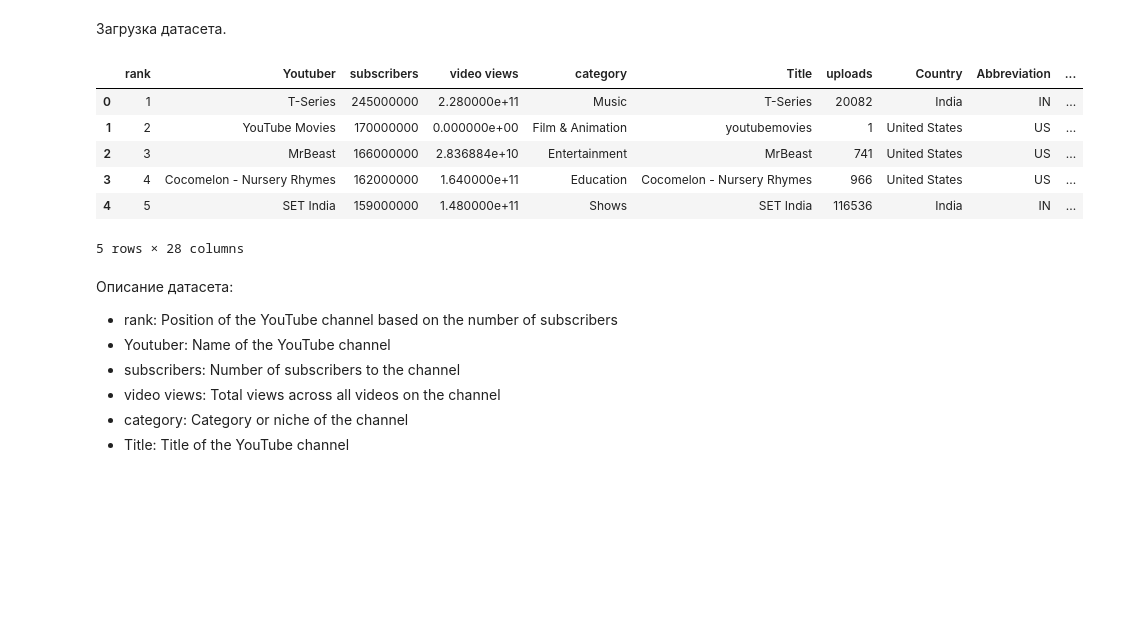
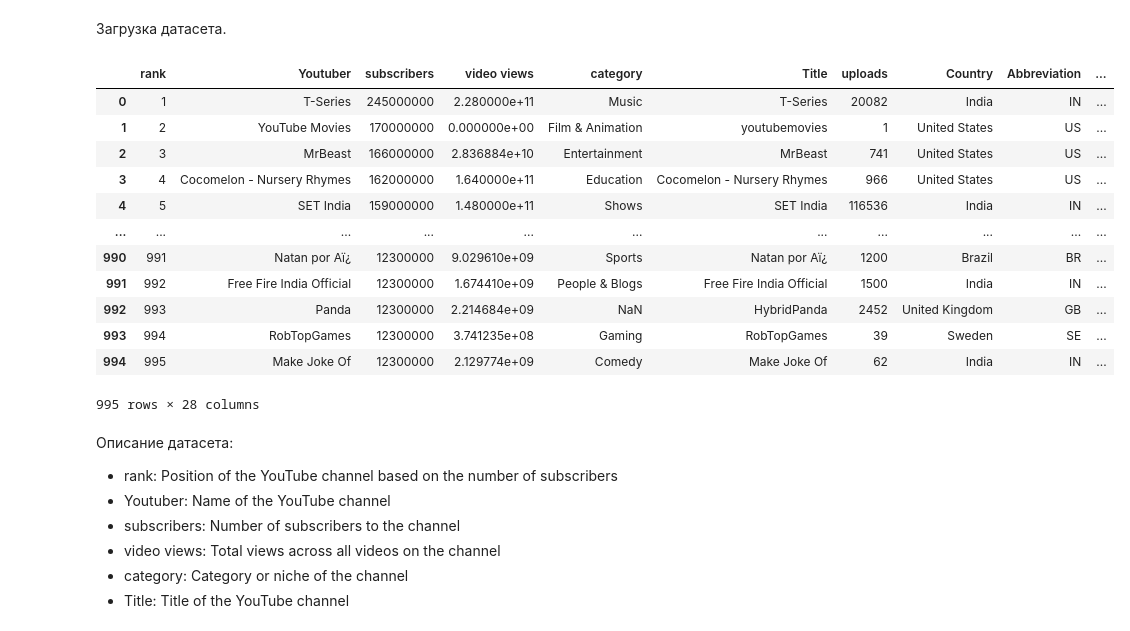
Before and after one commit to archimage-wiz/DS_PythonStat_Hw_Last, a Jupyter notebook: Hw_YoutubeStatistics_Final.ipynb, the cells around one changed output. Saved outputs shown, nothing was run; the diff lists cells and outputs as text; code cells hidden in the pictures; blank space fills up the shorter version.

```diff
--- a/Hw_YoutubeStatistics_Final.ipynb
+++ b/Hw_YoutubeStatistics_Final.ipynb
@@ -17,16 +19,22 @@ import sklearn.metrics as metrics
 # %%
 df = pd.read_csv('Global YouTube Statistics.csv', encoding='ISO-8859-1')
 df_num_cols = df.select_dtypes(include='number').drop(columns=['Latitude', 'Longitude'])
 df_obj_cols = df.select_dtypes(exclude='number').drop(columns=['Abbreviation'])
-df.head()
+df
 # %% [output]
 |  | rank | Youtuber | subscribers | video views | category | Title | uploads | Country | Abbreviation | ... |
 | 0 | 1 | T-Series | 245000000 | 2.280000e+11 | Music | T-Series | 20082 | India | IN | ... |
 | 1 | 2 | YouTube Movies | 170000000 | 0.000000e+00 | Film & Animation | youtubemovies | 1 | United States | US | ... |
 | 2 | 3 | MrBeast | 166000000 | 2.836884e+10 | Entertainment | MrBeast | 741 | United States | US | ... |
 | 3 | 4 | Cocomelon - Nursery Rhymes | 162000000 | 1.640000e+11 | Education | Cocomelon - Nursery Rhymes | 966 | United States | US | ... |
 | 4 | 5 | SET India | 159000000 | 1.480000e+11 | Shows | SET India | 116536 | India | IN | ... |
+| ... | ... | ... | ... | ... | ... | ... | ... | ... | ... | ... |
+| 990 | 991 | Natan por Aï¿ | 12300000 | 9.029610e+09 | Sports | Natan por Aï¿ | 1200 | Brazil | BR | ... |
+| 991 | 992 | Free Fire India Official | 12300000 | 1.674410e+09 | People & Blogs | Free Fire India Official | 1500 | India | IN | ... |
+| 992 | 993 | Panda | 12300000 | 2.214684e+09 | NaN | HybridPanda | 2452 | United Kingdom | GB | ... |
+| 993 | 994 | RobTopGames | 12300000 | 3.741235e+08 | Gaming | RobTopGames | 39 | Sweden | SE | ... |
+| 994 | 995 | Make Joke Of | 12300000 | 2.129774e+09 | Comedy | Make Joke Of | 62 | India | IN | ... |
-5 rows × 28 columns
+995 rows × 28 columns
 # %% [markdown]
 
 Описание датасета:
```
Also changed, not shown: parts of 11 cells of this notebook.
